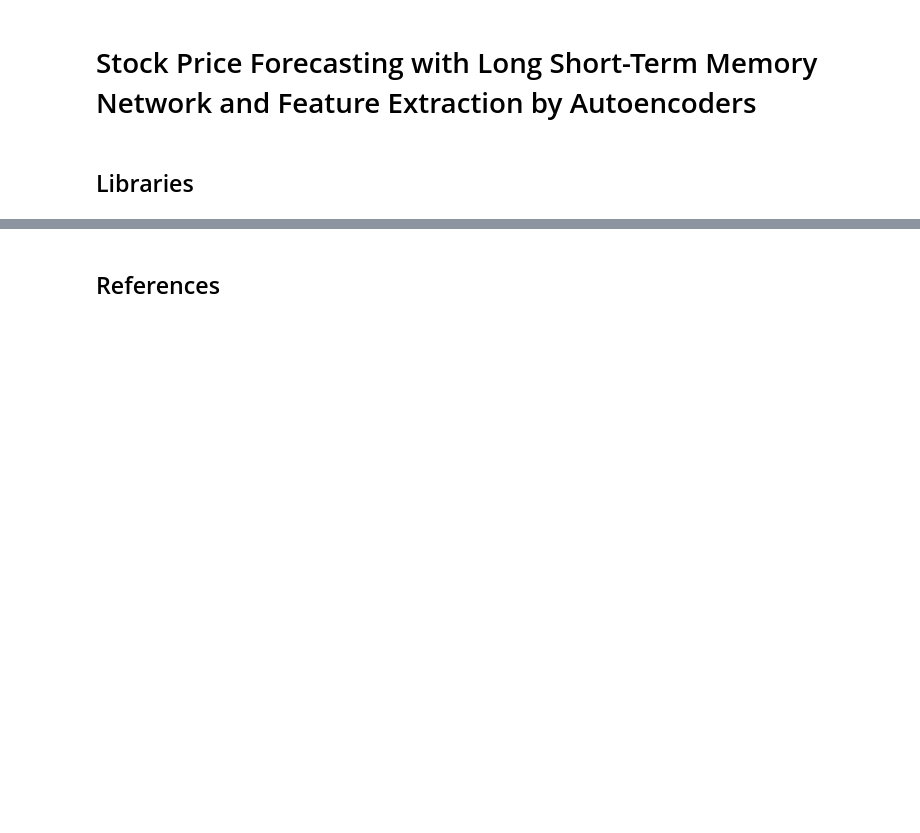
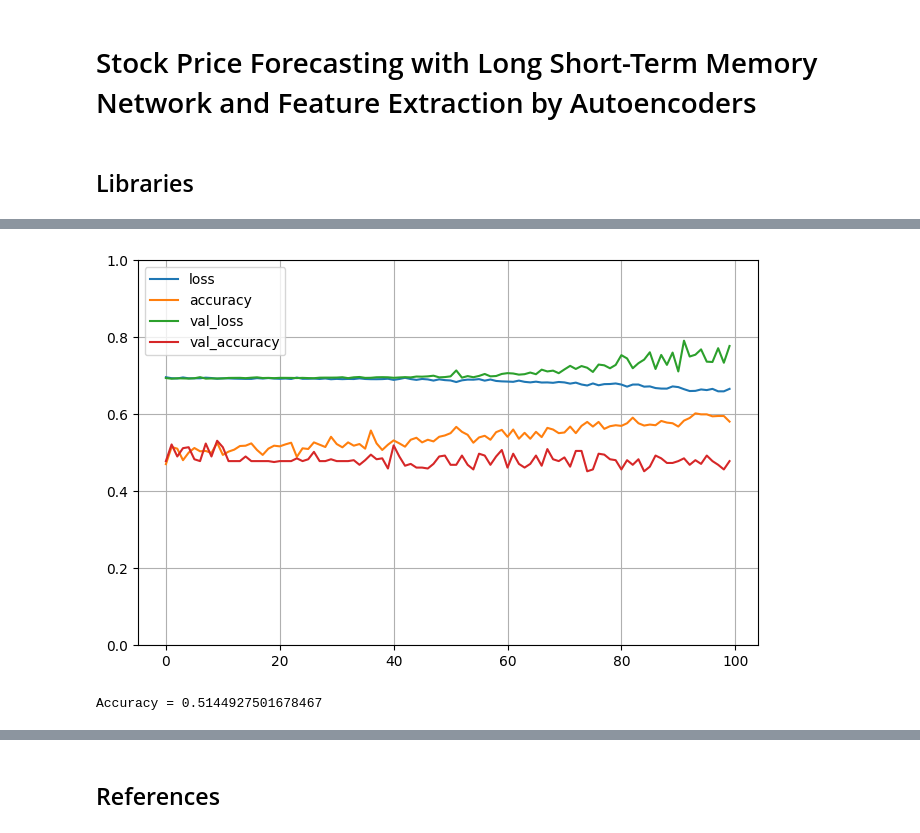
Before and after one commit to hagijakobson/stock-price-forecasting-with-ae-and-lstm, a Jupyter notebook: modeling.ipynb, the cells around one changed output, grey strips where cells are left out. Saved outputs shown, nothing was run; the diff lists cells and outputs as text; code cells hidden in the pictures; blank space fills up the shorter version.

```diff
--- a/modeling.ipynb
+++ b/modeling.ipynb
@@ -29,0 +51,2 @@ ibov_data_raw
+# %%
+dataset['date'] = [dt.strftime("%Y-%m-%d") for dt in pd.to_datetime(dataset['Datetime'])]
@@ -29,0 +138,8 @@ ibov_data_raw
+# %%
+X_train_encoded = encoder_nodel.predict(X_train_scaled)
+X_val_encoded = encoder_nodel.predict(X_val_scaled)
+X_test_encoded = encoder_nodel.predict(X_test_scaled)
+
+print(f"X_train_encoded shape: {X_train_encoded.shape}")
+print(f"X_val_encoded shape:{X_val_encoded.shape}")
+print(f"X_test_encoded shape:{X_test_encoded.shape} ")
@@ -29,0 +198,27 @@ ibov_data_raw
+# %%
+n_steps_in = timesteps
+n_features = X_train_reshaped.shape[2]
+
+# Define
+model = Sequential()
+#model.add(LSTM(100, activation='relu', return_sequences=True, input_shape=(n_steps_in,n_features), kernel_regularizer=l2(0.01)))
+#model.add(LSTM(100, activation='relu', kernel_regularizer=l2(0.01)))
+model.add(LSTM(100, activation='relu', return_sequences=True, input_shape=(n_steps_in,n_features)))
+model.add(Dropout(0.5))
+model.add(LSTM(100, activation='relu', return_sequences=False))
+model.add(Dropout(0.5))
+# model.add(LSTM(100, activation='relu', return_sequences=True))
+# model.add(Dropout(0.5))
+# model.add(LSTM(100, activation='relu'))
+# model.add(Dropout(0.5))
+model.add(Dense(1, activation='sigmoid'))
+
+# Compile
+model.compile(optimizer='adam', loss='binary_crossentropy', metrics=['accuracy'])
+
+# Resumo da arquitetura da rede
+model.summary()
+
+# Fitting
+history = model.fit(X_train_reshaped, y_train_reshaped, epochs=100,
+                    validation_data=(X_val_reshaped, y_val_reshaped), verbose=0)
@@ -29,0 +245,13 @@ ibov_data_raw
+# %%
+pd.DataFrame(history.history).plot(figsize=(8, 5))
+plt.grid(True)
+plt.gca().set_ylim(0, 1) # set the vertical range to [0-1]
+plt.show()
+# %% [output]
+[figure, added]
+# %%
+loss, accuracy = model.evaluate(X_test_reshaped, y_test_reshaped, verbose=0)
+#print(f'Loss \t = {loss}')
+print(f'Accuracy = {accuracy}')
+# %% [output]
+Accuracy = 0.5144927501678467
```
Also changed, not shown: parts of 32 cells of this notebook.
